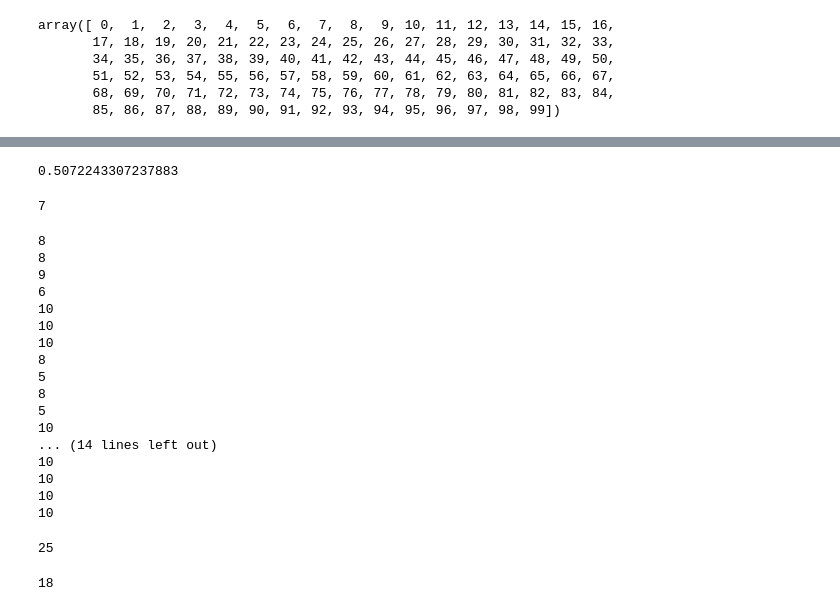
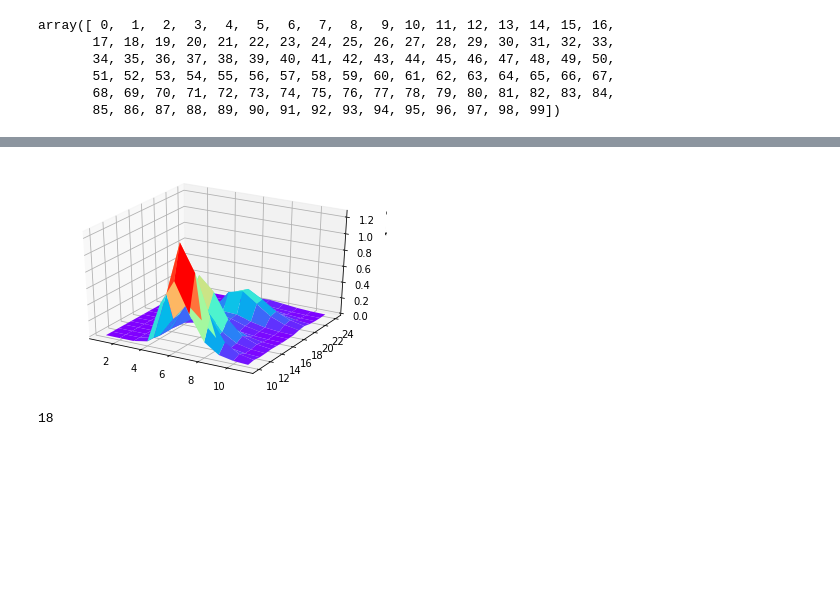
Before and after one commit to LANZhengyang/MFML_Bayesian_KNN, a Jupyter notebook: MFML.ipynb, the cells around one changed output, grey strips where cells are left out. Saved outputs shown, nothing was run; the diff lists cells and outputs as text; code cells hidden in the pictures; blank space fills up the shorter version.

```diff
--- a/MFML.ipynb
+++ b/MFML.ipynb
@@ -157,0 +191,18 @@ array([0.12090363, 0.73142434, 0.14767203])
+# %%
+para_all=np.zeros([len(range(1,12)),len(range(10,25))])
+# %%
+para=[0,0]
+proba_max=0
+for beta in range(1,12):
+  for k in range(10,25):
+    proba=1
+    for n in range(len(y)):
+      proba=proba*distribution(index=n,beta=beta,X=X,y=y,k=k,get="conditional",y_i=y[n])
+    print("proba(likelihood)=",proba,"beta=",beta,"k=",k)
+    para_all[beta-1][k-10]=proba
+    if proba>proba_max:
+      proba_max = proba
+      para[0]=beta
+      para[1]=k
+print("max_likelihood=",proba)
+print("with beta=",para[0],"k=",para[1])
@@ -389,4 +405,0 @@ distribution(index=101,beta=2,X=X,y=y,k=40,get="joint")
-# %%
-distribution(index=101,beta=2,X=X,y=y,k=40,get="conditional",y_i=2)
-# %% [output]
-0.5072243307237883
@@ -395,33 +406,21 @@ classifier = knn()
-# %%
-classifier.fit(X,y,10)
-print(classifier.mutual_neighbours(123,y_i=2))
-# %% [output]
-7
-# %%
-for i in range(60,90):
-  print(classifier.mutual_neighbours(i,y_i=1))
-# %% [output]
-8
-8
-9
-6
-10
-10
-10
-8
-5
-8
-5
-10
-... (14 lines left out)
-10
-10
-10
-10
-# %%
-classifier.potential_function(X[101],2)
-# %% [output]
-25
+# %%
+fig = plt.figure()  #定义新的三维坐标轴
+ax3 = plt.axes(projection='3d')
+aaa=np.zeros(20)
+#定义三维数据
+beta = np.arange(1,12)
+k = np.arange(10,25)
+beta, k = np.meshgrid(beta, k)
+
+Z = para_all[beta-1,k-10]
+
+
+#作图
+ax3.plot_surface(beta,k,Z,rstride = 1, cstride = 1,cmap='rainbow')
+#ax3.contour(X,Y,Z, zdim='z',offset=-2，cmap='rainbow)   #等高线图，要设置offset，为Z的最小值
+plt.show()
+# %% [output]
+[figure, added]
 # %%
 avg = np.average(minimums).astype(int)
 print(avg)
```
Also changed, not shown: parts of 16 cells of this notebook.
